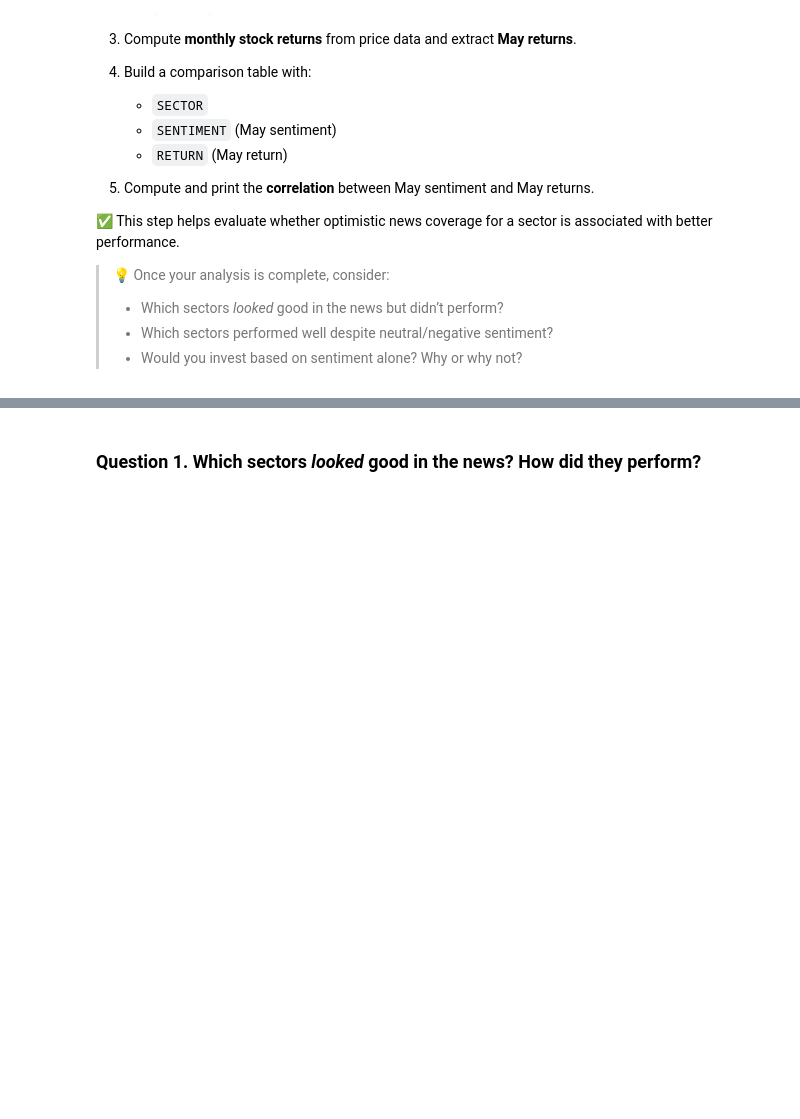
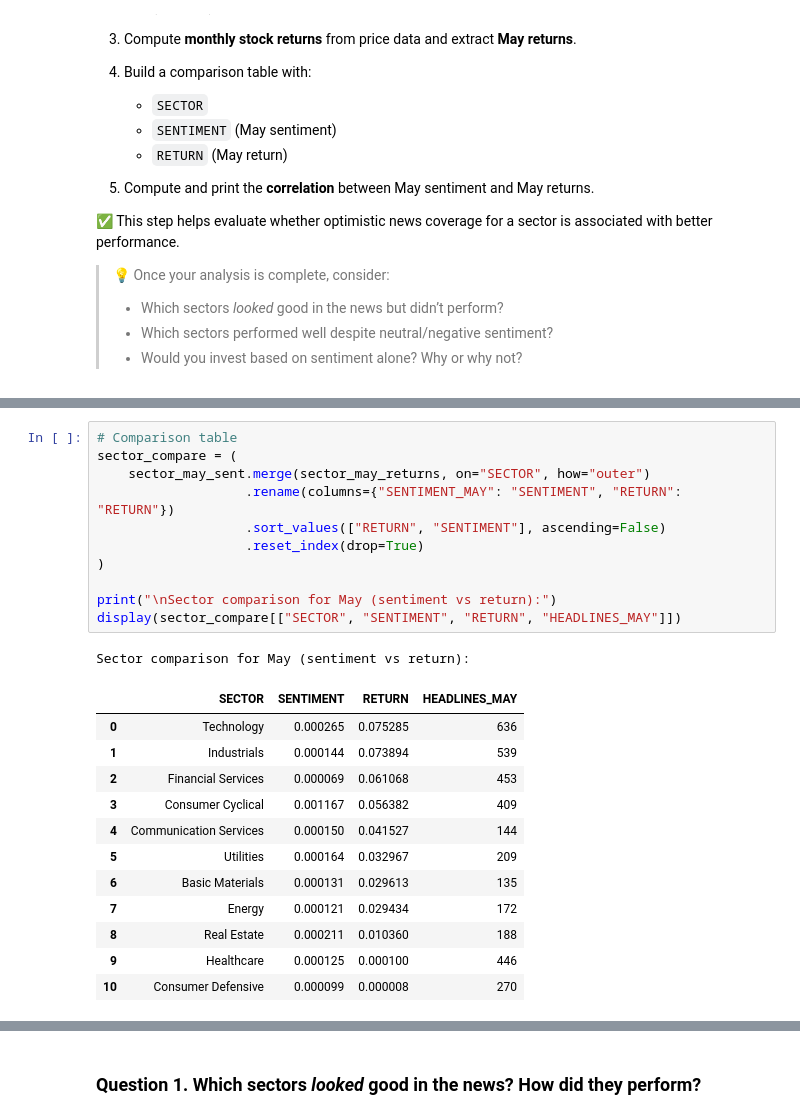
Before and after one commit to LinethDelCarmenGuerraCamarena/FINTECH, a Jupyter notebook: sentiment_nli_LINETH_GUERRA_A01795639.ipynb, the cells around one changed output, grey strips where cells are left out. Drawn from its saved outputs; the diff is of its cells as text; blank space fills up the shorter version.

```diff
--- a/sentiment_nli_LINETH_GUERRA_A01795639.ipynb
+++ b/sentiment_nli_LINETH_GUERRA_A01795639.ipynb
@@ -604,0 +624,25 @@ Correlation between May sentiment and May return: 0.3145
+# %%
+# Comparison table
+sector_compare = (
+    sector_may_sent.merge(sector_may_returns, on="SECTOR", how="outer")
+                   .rename(columns={"SENTIMENT_MAY": "SENTIMENT", "RETURN": "RETURN"})
+                   .sort_values(["RETURN", "SENTIMENT"], ascending=False)
+                   .reset_index(drop=True)
+)
+
+print("\nSector comparison for May (sentiment vs return):")
+display(sector_compare[["SECTOR", "SENTIMENT", "RETURN", "HEADLINES_MAY"]])
+# %% [output]
+Sector comparison for May (sentiment vs return):
+|  | SECTOR | SENTIMENT | RETURN | HEADLINES_MAY |
+| 0 | Technology | 0.000265 | 0.075285 | 636 |
+| 1 | Industrials | 0.000144 | 0.073894 | 539 |
+| 2 | Financial Services | 0.000069 | 0.061068 | 453 |
+| 3 | Consumer Cyclical | 0.001167 | 0.056382 | 409 |
+| 4 | Communication Services | 0.000150 | 0.041527 | 144 |
+| 5 | Utilities | 0.000164 | 0.032967 | 209 |
+| 6 | Basic Materials | 0.000131 | 0.029613 | 135 |
+| 7 | Energy | 0.000121 | 0.029434 | 172 |
+| 8 | Real Estate | 0.000211 | 0.010360 | 188 |
+| 9 | Healthcare | 0.000125 | 0.000100 | 446 |
+| 10 | Consumer Defensive | 0.000099 | 0.000008 | 270 |
```
Also changed, not shown: parts of 9 cells of this notebook.
